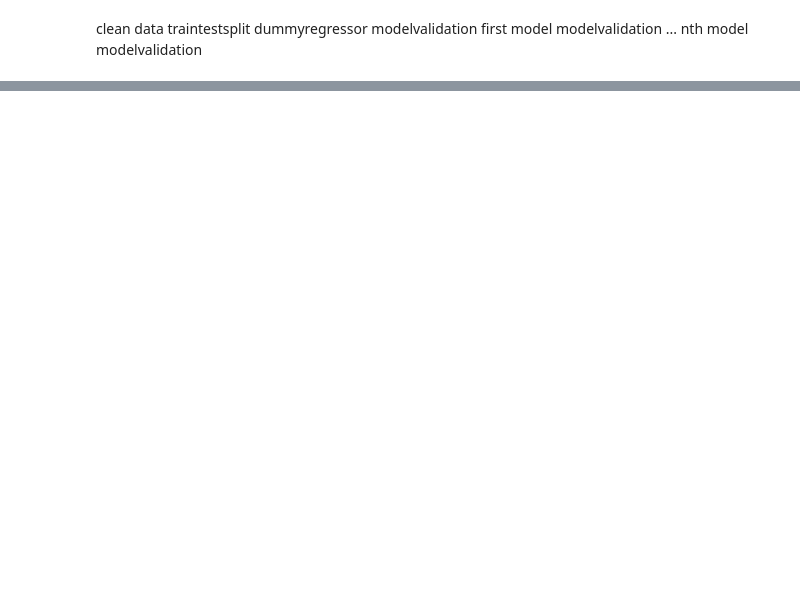
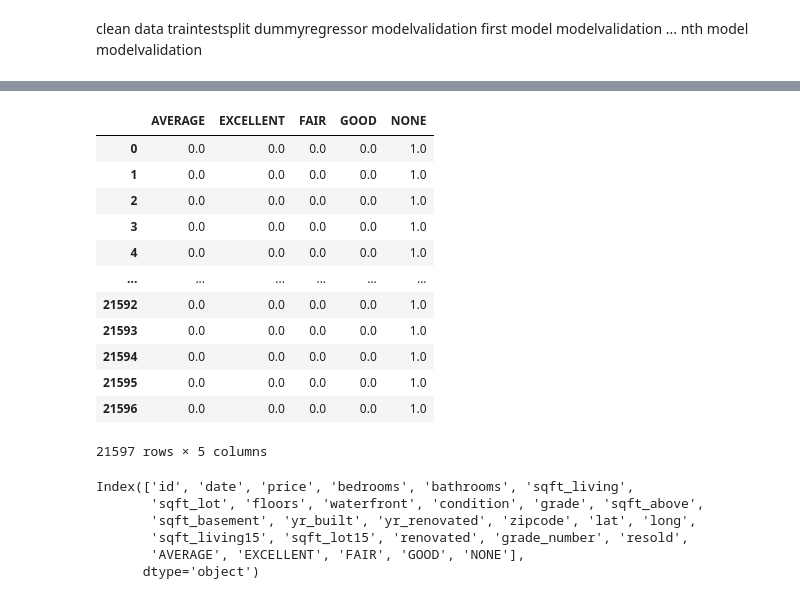
Before and after one commit to hanis-z/King-County-Millenial-homeowner-program, a Jupyter notebook: individualNotebooks/Kyle notebook.ipynb, the cells around one changed output, grey strips where cells are left out. Saved outputs shown, nothing was run; the diff lists cells and outputs as text; code cells hidden in the pictures; blank space fills up the shorter version.

```diff
--- a/individualNotebooks/Kyle notebook.ipynb
+++ b/individualNotebooks/Kyle notebook.ipynb
@@ -540,0 +541,2 @@ nth model
+# %%
+df['view'].fillna('NONE', inplace = True)
@@ -540,0 +570,27 @@ nth model
+# %%
+view_df = pd.DataFrame(view_dummy.todense(), columns=['AVERAGE','EXCELLENT', 'FAIR', 'GOOD', 'NONE'])
+view_df
+# %% [output]
+|  | AVERAGE | EXCELLENT | FAIR | GOOD | NONE |
+| 0 | 0.0 | 0.0 | 0.0 | 0.0 | 1.0 |
+| 1 | 0.0 | 0.0 | 0.0 | 0.0 | 1.0 |
+| 2 | 0.0 | 0.0 | 0.0 | 0.0 | 1.0 |
+| 3 | 0.0 | 0.0 | 0.0 | 0.0 | 1.0 |
+| 4 | 0.0 | 0.0 | 0.0 | 0.0 | 1.0 |
+| ... | ... | ... | ... | ... | ... |
+| 21592 | 0.0 | 0.0 | 0.0 | 0.0 | 1.0 |
+| 21593 | 0.0 | 0.0 | 0.0 | 0.0 | 1.0 |
+| 21594 | 0.0 | 0.0 | 0.0 | 0.0 | 1.0 |
+| 21595 | 0.0 | 0.0 | 0.0 | 0.0 | 1.0 |
+| 21596 | 0.0 | 0.0 | 0.0 | 0.0 | 1.0 |
+21597 rows × 5 columns
+# %%
+dum_df = df.merge(view_df, left_index=True, right_index=True).drop(columns=['view'])
+dum_df.columns
+# %% [output]
+Index(['id', 'date', 'price', 'bedrooms', 'bathrooms', 'sqft_living',
+       'sqft_lot', 'floors', 'waterfront', 'condition', 'grade', 'sqft_above',
+       'sqft_basement', 'yr_built', 'yr_renovated', 'zipcode', 'lat', 'long',
+       'sqft_living15', 'sqft_lot15', 'renovated', 'grade_number', 'resold',
+       'AVERAGE', 'EXCELLENT', 'FAIR', 'GOOD', 'NONE'],
+      dtype='object')
```
Also changed, not shown: parts of 20 cells of this notebook.
